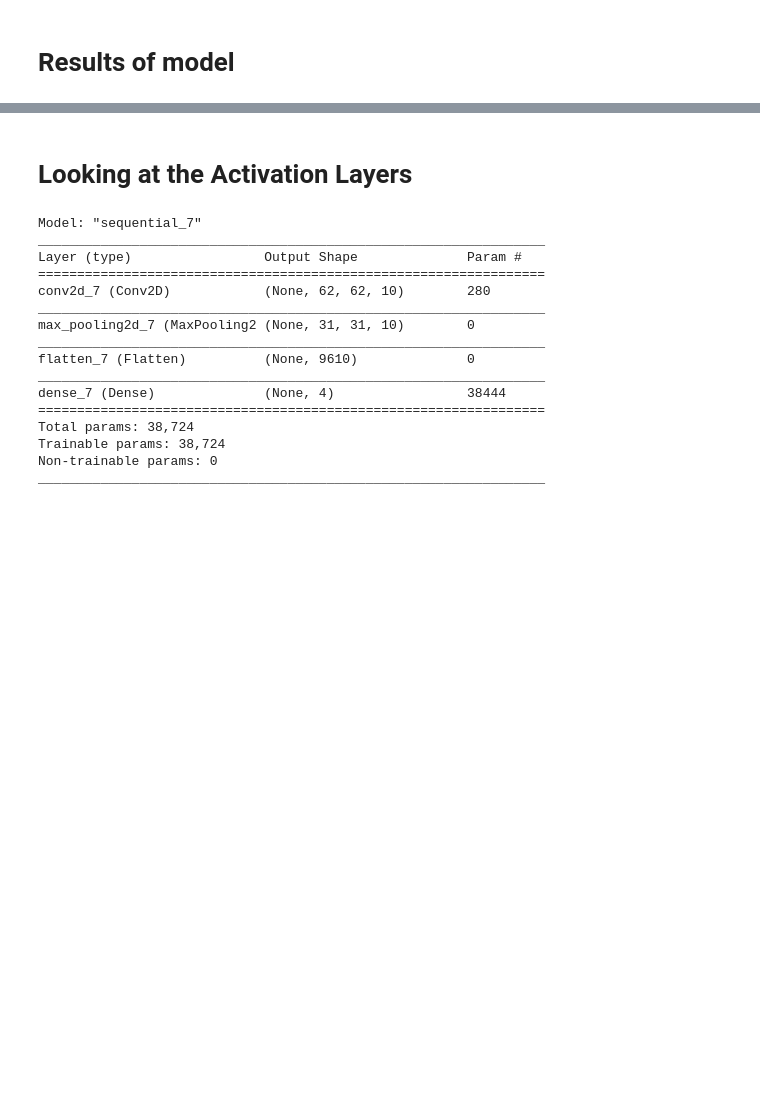
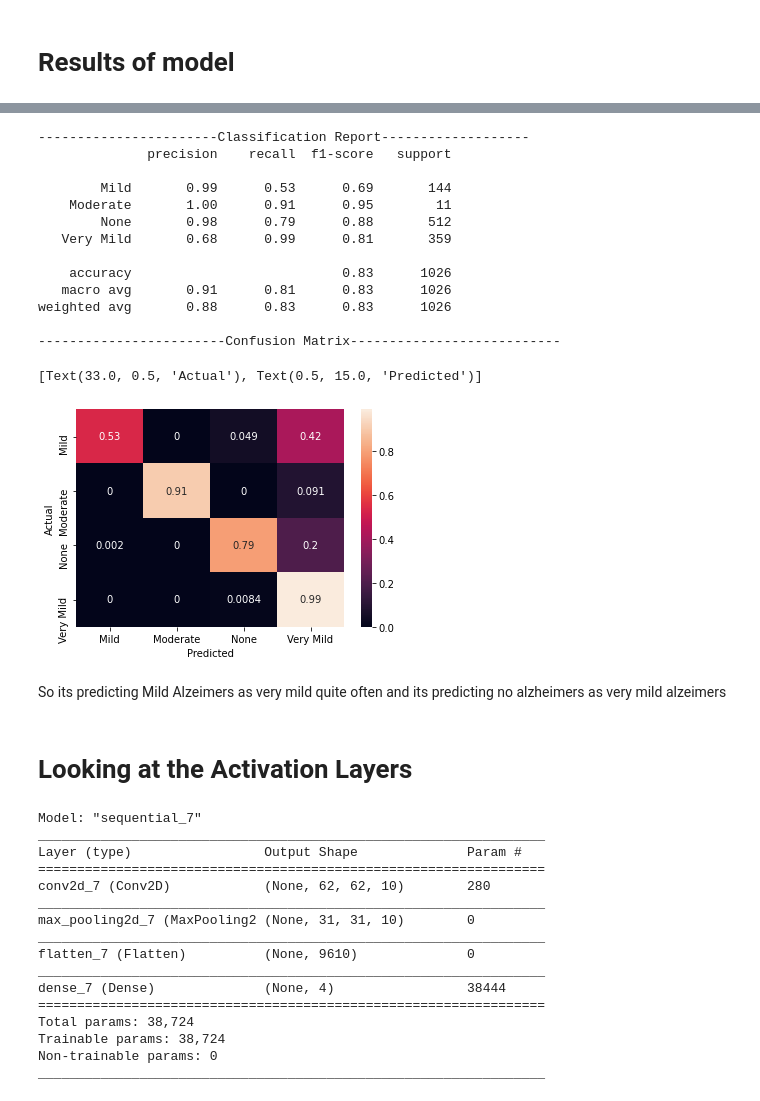
Before and after one commit to howen7/Alzeimers, a Jupyter notebook: notebooks/exploratory/firstmodel.ipynb, the cells around one changed output, grey strips where cells are left out. Saved outputs shown, nothing was run; the diff lists cells and outputs as text; code cells hidden in the pictures; blank space fills up the shorter version.

Commit message:
further investigation into first model

```diff
--- a/notebooks/exploratory/firstmodel.ipynb
+++ b/notebooks/exploratory/firstmodel.ipynb
@@ -120,3 +115,35 @@ print(classification_report(validation_generator.classes, y_pred, target_names=t
+# %%
+#Confution Matrix and Classification Report
+num_of_val_samples = len(glob.glob('../../src/data/val/*/*.jpg'))
+
+Y_pred = model.predict_generator(val_generator, num_of_val_samples// batch_size+1) # so it lines up with the batches
+y_pred = np.argmax(Y_pred, axis=1)
+target_names = ['Mild','Moderate','None','Very Mild']
+print('-----------------------Classification Report-------------------')
+print(classification_report(val_generator.classes, y_pred, target_names=target_names))
+print('------------------------Confusion Matrix---------------------------')
+
+conf = confusion_matrix(val_generator.classes, y_pred, normalize='true')
+ax = sns.heatmap(conf, annot=True, xticklabels = target_names, yticklabels= target_names);
+ax.set(xlabel='Predicted', ylabel='Actual')
+# %% [output]
+-----------------------Classification Report-------------------
+              precision    recall  f1-score   support
+
+        Mild       0.99      0.53      0.69       144
+    Moderate       1.00      0.91      0.95        11
+        None       0.98      0.79      0.88       512
+   Very Mild       0.68      0.99      0.81       359
+
+    accuracy                           0.83      1026
+   macro avg       0.91      0.81      0.83      1026
+weighted avg       0.88      0.83      0.83      1026
+
+------------------------Confusion Matrix---------------------------
+[Text(33.0, 0.5, 'Actual'), Text(0.5, 15.0, 'Predicted')]
+[figure, added]
+# %% [markdown]
+So its predicting Mild Alzeimers as very mild quite often and its predicting no alzheimers as very mild alzeimers
 # %% [markdown]
 # Looking at the Activation Layers
 # %%
```
Also changed, not shown: parts of 5 cells of this notebook, 1 other file.
